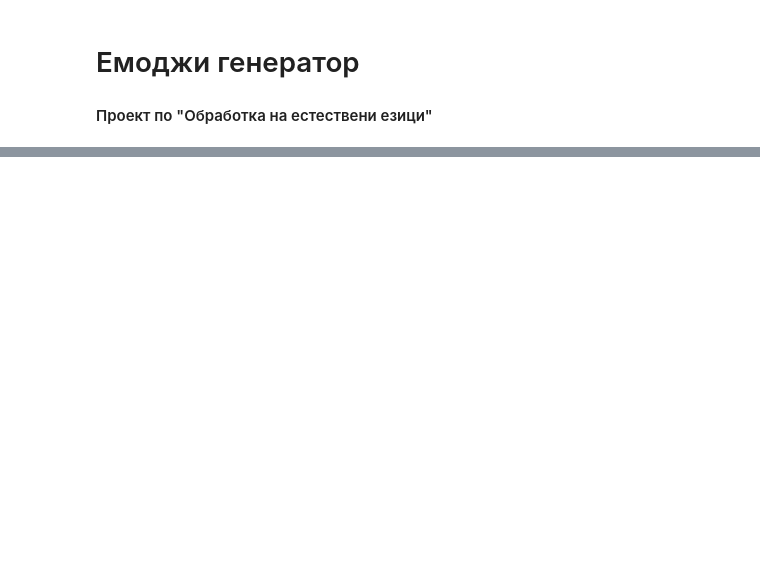
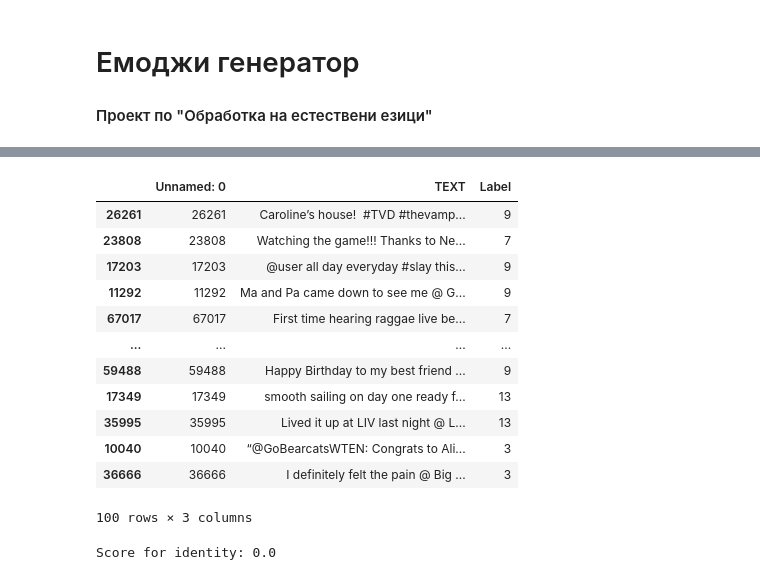
Before and after one commit to ivanasen/emoji_generator, a Jupyter notebook: ivanasen_final.ipynb, the cells around one changed output, grey strips where cells are left out. Cells and saved outputs as stored; diff of their text form; code cells hidden in the pictures; blank space fills up the shorter version.

```diff
--- a/ivanasen_final.ipynb
+++ b/ivanasen_final.ipynb
@@ -82,0 +238,8 @@ $$
+# %%
+twitter_path = kagglehub.dataset_download("hariharasudhanas/twitter-emoji-prediction")
+
+twitter_ds = pd.read_csv(f"{twitter_path}/Train.csv")
+
+test_ds = twitter_ds.sample(n = 100)
+test_ds.head(100)
+# %% [output]
@@ -82,0 +247,17 @@ $$
+|  | Unnamed: 0 | TEXT | Label |
+| 26261 | 26261 | Caroline’s house! ️ #TVD #thevamp... | 9 |
+| 23808 | 23808 | Watching the game!!! Thanks to Ne... | 7 |
+| 17203 | 17203 | @user all day everyday #slay this... | 9 |
+| 11292 | 11292 | Ma and Pa came down to see me @ G... | 9 |
+| 67017 | 67017 | First time hearing raggae live be... | 7 |
+| ... | ... | ... | ... |
+| 59488 | 59488 | Happy Birthday to my best friend ... | 9 |
+| 17349 | 17349 | smooth sailing on day one ready f... | 13 |
+| 35995 | 35995 | Lived it up at LIV last night @ L... | 13 |
+| 10040 | 10040 | “@GoBearcatsWTEN: Congrats to Ali... | 3 |
+| 36666 | 36666 | I definitely felt the pain @ Big ... | 3 |
+100 rows × 3 columns
+# %%
+print("Score for identity:", eval(test_ds, lambda x: x))
+# %% [output]
+Score for identity: 0.0
```
Also changed, not shown: parts of 15 cells of this notebook.
